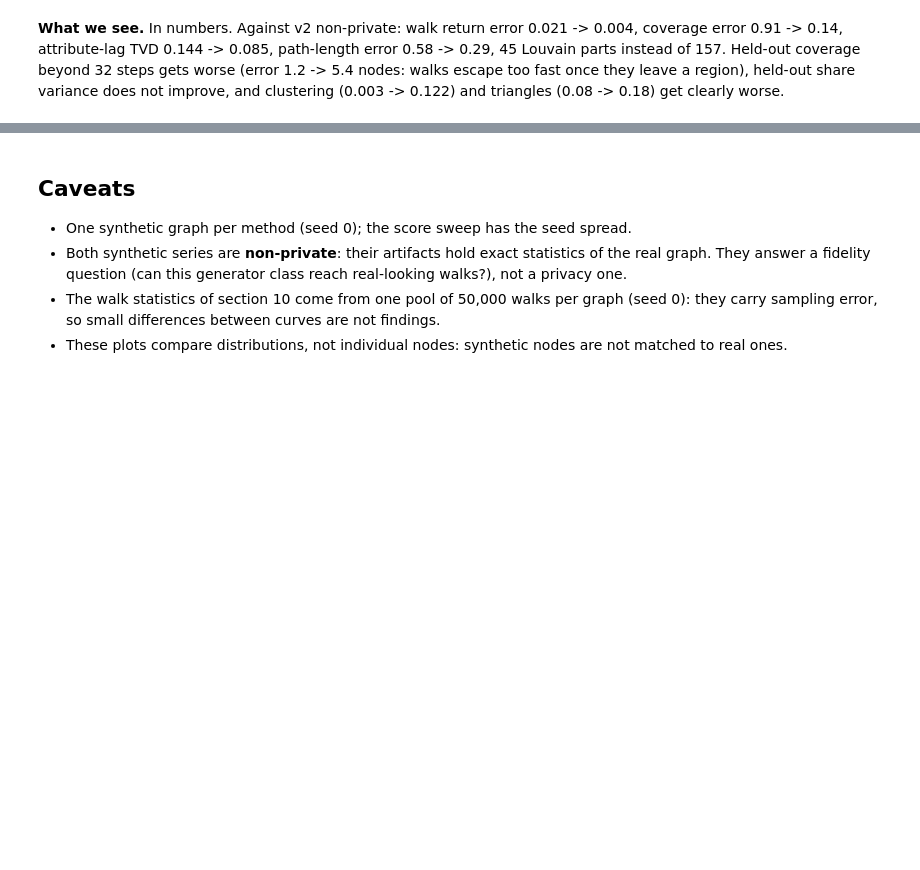
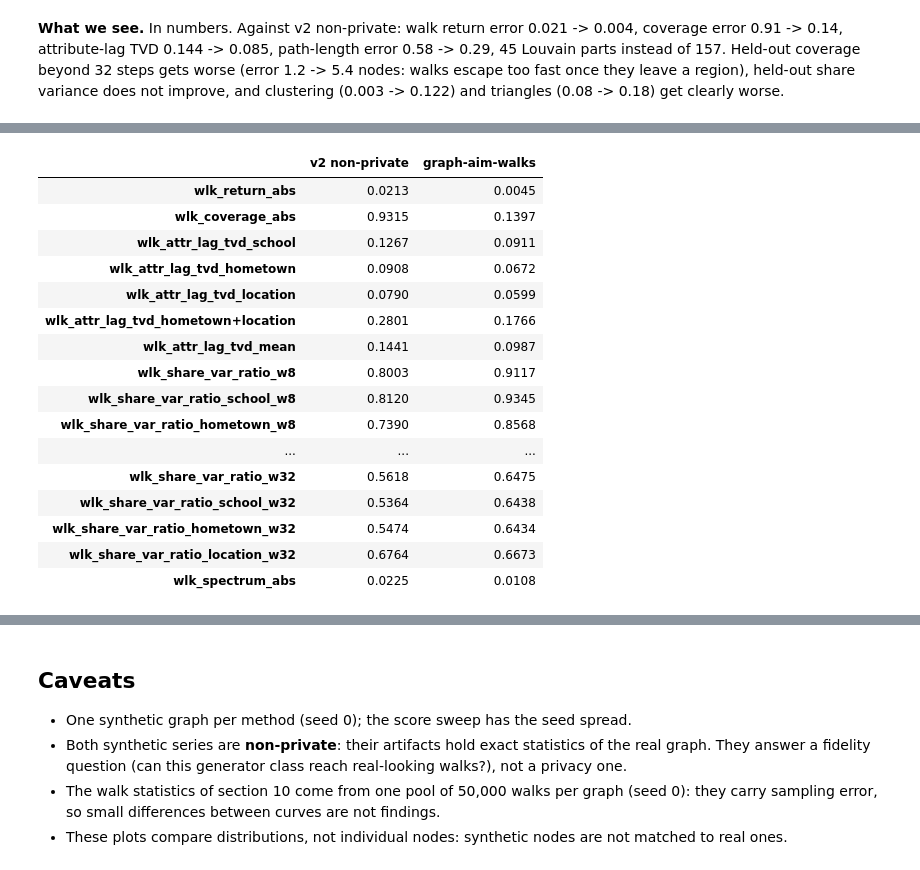
Before and after one commit to nadav-grossaug/twin, a Jupyter notebook: src/algorithms/algo_aim/snap/eval/notebooks/viz_comparison_walks.ipynb, the cells around one changed output, grey strips where cells are left out. Cells and saved outputs as stored; diff of their text form; code cells hidden in the pictures; blank space fills up the shorter version.

```diff
--- a/src/algorithms/algo_aim/snap/eval/notebooks/viz_comparison_walks.ipynb
+++ b/src/algorithms/algo_aim/snap/eval/notebooks/viz_comparison_walks.ipynb
@@ -289,0 +301,22 @@ pd.DataFrame({label: walk_metrics(real, g, real_profile=profiles["real"], syn_pr
+# %%
+small_metrics = pd.DataFrame({label: walk_metrics(real, g, spec=SPEC, real_profile=small_profiles["real"],
+                                                   syn_profile=small_profiles[label]) for label, g in syns.items()})
+small_metrics[~small_metrics.index.str.contains("heldout|w64|w128")].round(4)
+# %% [output]
+|  | v2 non-private | graph-aim-walks |
+| wlk_return_abs | 0.0213 | 0.0045 |
+| wlk_coverage_abs | 0.9315 | 0.1397 |
+| wlk_attr_lag_tvd_school | 0.1267 | 0.0911 |
+| wlk_attr_lag_tvd_hometown | 0.0908 | 0.0672 |
+| wlk_attr_lag_tvd_location | 0.0790 | 0.0599 |
+| wlk_attr_lag_tvd_hometown+location | 0.2801 | 0.1766 |
+| wlk_attr_lag_tvd_mean | 0.1441 | 0.0987 |
+| wlk_share_var_ratio_w8 | 0.8003 | 0.9117 |
+| wlk_share_var_ratio_school_w8 | 0.8120 | 0.9345 |
+| wlk_share_var_ratio_hometown_w8 | 0.7390 | 0.8568 |
+| ... | ... | ... |
+| wlk_share_var_ratio_w32 | 0.5618 | 0.6475 |
+| wlk_share_var_ratio_school_w32 | 0.5364 | 0.6438 |
+| wlk_share_var_ratio_hometown_w32 | 0.5474 | 0.6434 |
+| wlk_share_var_ratio_location_w32 | 0.6764 | 0.6673 |
+| wlk_spectrum_abs | 0.0225 | 0.0108 |
```
Also changed, not shown: parts of 4 cells of this notebook, 1 other file.
